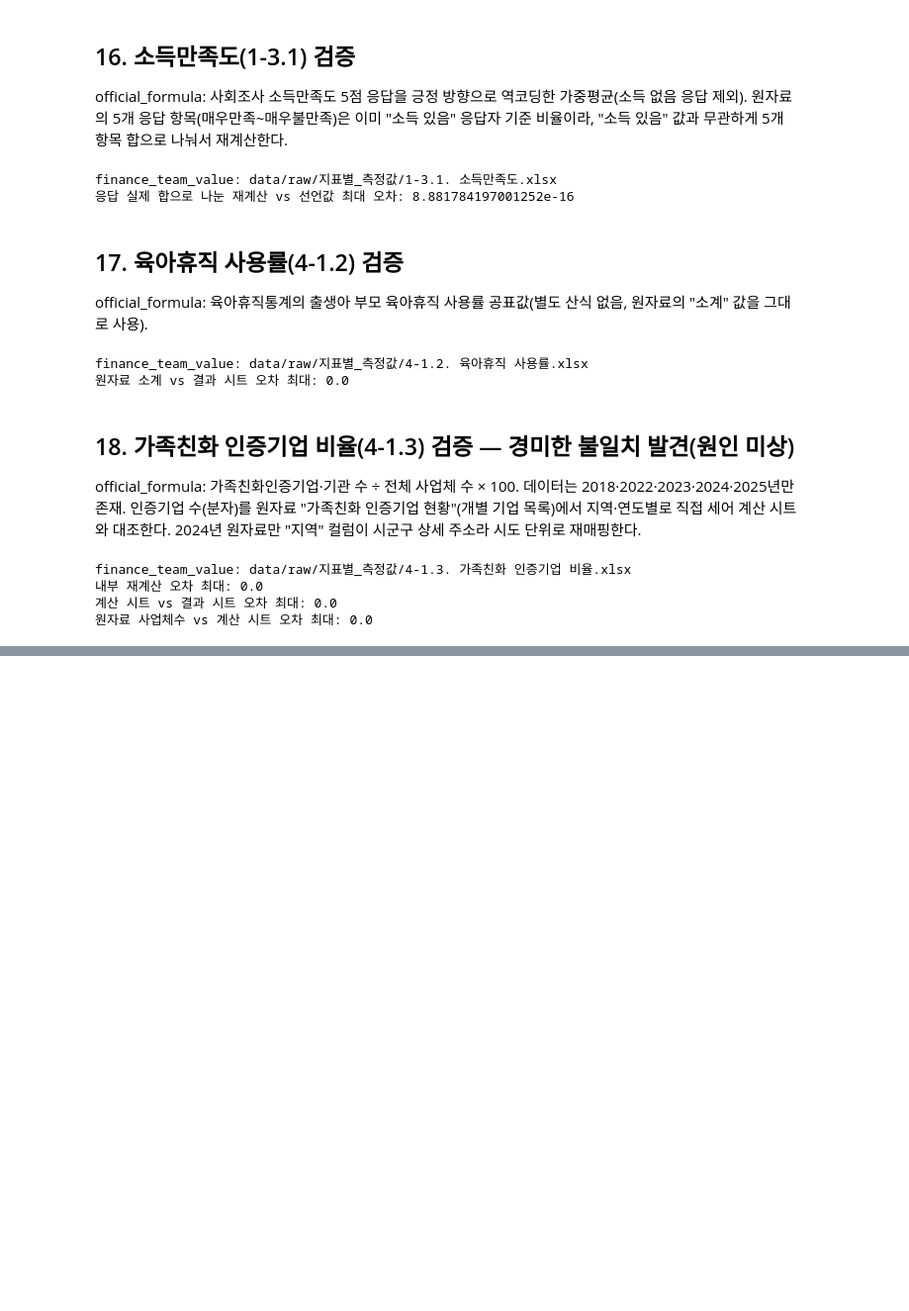
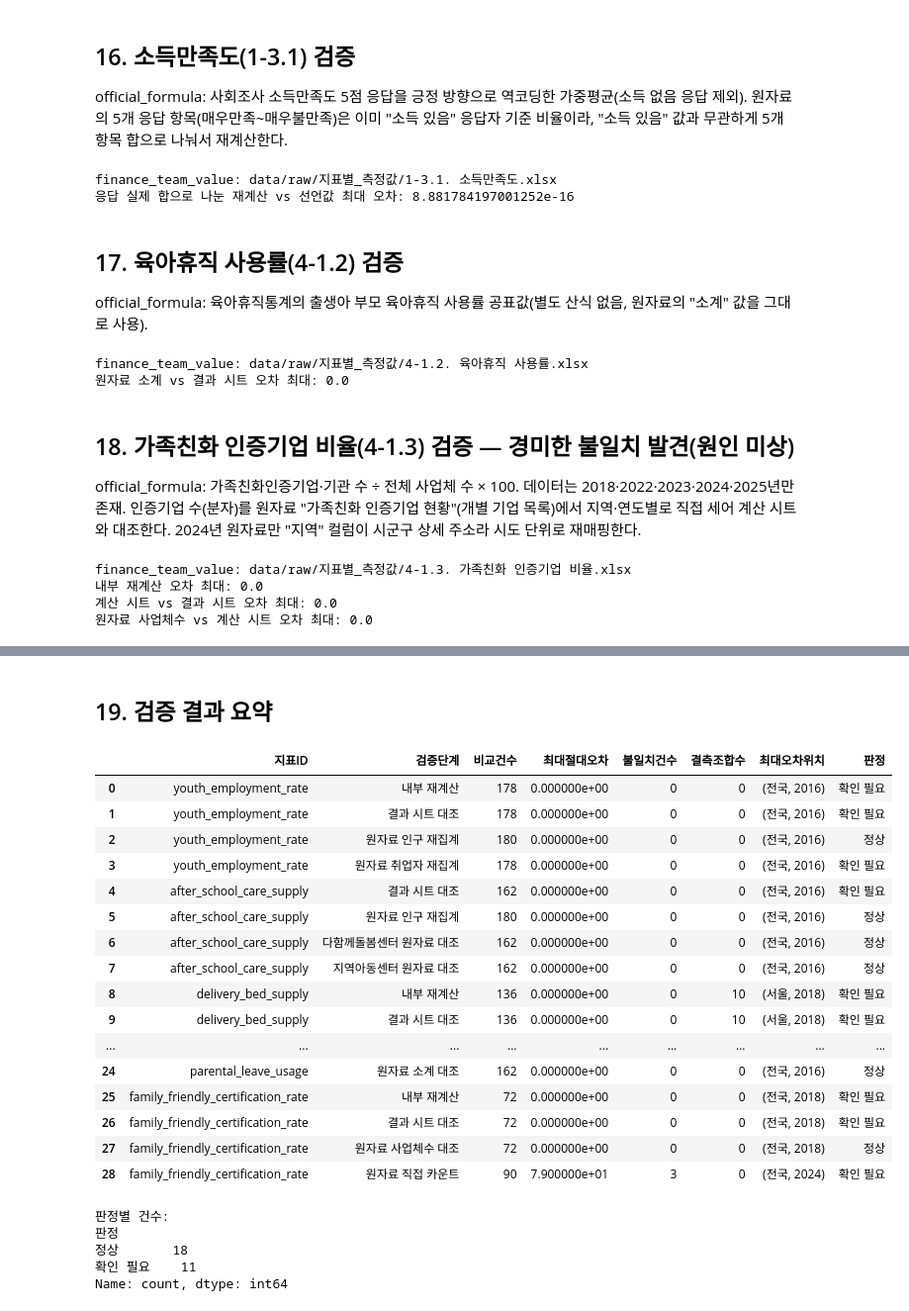
Before and after one commit to JungYeoni/yumocha, a Jupyter notebook: notebooks/20260724_EDA_구조환경지표_21개_원자료기반_전수검증.ipynb, the cells around one changed output, grey strips where cells are left out. Shown at 99% size. Saved outputs shown, nothing was run; the diff lists cells and outputs as text; code cells hidden in the pictures; blank space fills up the shorter version.

```diff
--- a/notebooks/20260724_EDA_구조환경지표_21개_원자료기반_전수검증.ipynb
+++ b/notebooks/20260724_EDA_구조환경지표_21개_원자료기반_전수검증.ipynb
@@ -55,3 +73,5 @@ print(f"region_order: {len(region_order)}개 지역 (룩업 {len(region_lookup)}
+# %%
+verification_records: list[dict[str, object]] = []
 # %%
 config_path = repo_root / "configs" / "structural_indicators_verification.yaml"
 raw_root = repo_root / "data" / "raw"
@@ -1195,8 +1533,17 @@ pl_result.columns = [c if isinstance(c, int) else str(c).strip() for c in pl_res
 pl_result["지역"] = pl_result["지역"].astype(str).str.strip()
 pl_result_wide = pl_result.set_index("지역")[years9_2024]
 
-pl_diff = (pl_sub.reindex(region_order) - pl_result_wide.reindex(region_order)).abs()
-print("원자료 소계 vs 결과 시트 오차 최대:", pl_diff.max().max())
+pl_check = compare_region_year_matrices(
+    pl_sub,
+    pl_result_wide,
+    expected_regions=region_order,
+    expected_years=years9_2024,
+    label="parental_leave_usage - 원자료 소계 대조",
+)
+verification_records.append(
+    to_verification_record(pl_check, indicator_id="parental_leave_usage", stage="원자료 소계 대조")
+)
+print("원자료 소계 vs 결과 시트 오차 최대:", pl_check.max_abs_diff)
 # %% [output]
 finance_team_value: data/raw/지표별_측정값/4-1.2. 육아휴직 사용률.xlsx
 원자료 소계 vs 결과 시트 오차 최대: 0.0
@@ -1272,10 +1652,24 @@ ff_counts = ff_cert.groupby(["연도", "지역_단축"]).size().unstack("지역_
 ff_counts["전국"] = ff_counts.sum(axis=1)
 ff_counts = ff_counts.reindex(columns=region_order)
 
-ff_diff_numer = (ff_counts.T[years5] - ff_numer.reindex(region_order)[years5]).abs()
-print("원자료 직접 카운트 vs 계산 시트 인증기업 수 오차 최대:", ff_diff_numer.max().max())
-print("\n연도별 최대 오차:")
-print(ff_diff_numer.max())
+ff_numer_check = compare_region_year_matrices(
+    ff_counts.T,
+    ff_numer,
+    expected_regions=region_order,
+    expected_years=years5,
+    label="family_friendly_certification_rate - 원자료 직접 카운트",
+)
+verification_records.append(
+    to_verification_record(
+        ff_numer_check,
+        indicator_id="family_friendly_certification_rate",
+        stage="원자료 직접 카운트",
+    )
+)
+print("원자료 직접 카운트 vs 계산 시트 인증기업 수 오차 최대:", ff_numer_check.max_abs_diff)
+print("최대 오차 위치(지역, 연도):", ff_numer_check.max_diff_location)
+print("\n불일치 상세:")
+display(ff_numer_check.detail)
 print(
     "\n2024년 대구·광주만 각각 59건·20건 차이 (다른 지역·연도는 전부 0.0) - "
     "원인 미상, 이 상세 목록 시트 자체의 누락 가능성"
@@ -1282,0 +1688,30 @@ print(
+# %% [markdown]
+## 19. 검증 결과 요약
+# %%
+verification_summary = pd.DataFrame(verification_records)
+display(verification_summary)
+print("\n판정별 건수:")
+print(verification_summary["판정"].value_counts())
+# %% [output]
+|  | 지표ID | 검증단계 | 비교건수 | 최대절대오차 | 불일치건수 | 결측조합수 | 최대오차위치 | 판정 |
+| 0 | youth_employment_rate | 내부 재계산 | 178 | 0.000000e+00 | 0 | 0 | (전국, 2016) | 확인 필요 |
+| 1 | youth_employment_rate | 결과 시트 대조 | 178 | 0.000000e+00 | 0 | 0 | (전국, 2016) | 확인 필요 |
+| 2 | youth_employment_rate | 원자료 인구 재집계 | 180 | 0.000000e+00 | 0 | 0 | (전국, 2016) | 정상 |
+| 3 | youth_employment_rate | 원자료 취업자 재집계 | 178 | 0.000000e+00 | 0 | 0 | (전국, 2016) | 확인 필요 |
+| 4 | after_school_care_supply | 결과 시트 대조 | 162 | 0.000000e+00 | 0 | 0 | (전국, 2016) | 확인 필요 |
+| 5 | after_school_care_supply | 원자료 인구 재집계 | 180 | 0.000000e+00 | 0 | 0 | (전국, 2016) | 정상 |
+| 6 | after_school_care_supply | 다함께돌봄센터 원자료 대조 | 162 | 0.000000e+00 | 0 | 0 | (전국, 2016) | 정상 |
+| 7 | after_school_care_supply | 지역아동센터 원자료 대조 | 162 | 0.000000e+00 | 0 | 0 | (전국, 2016) | 정상 |
+| 8 | delivery_bed_supply | 내부 재계산 | 136 | 0.000000e+00 | 0 | 10 | (서울, 2018) | 확인 필요 |
+| 9 | delivery_bed_supply | 결과 시트 대조 | 136 | 0.000000e+00 | 0 | 10 | (서울, 2018) | 확인 필요 |
+| ... | ... | ... | ... | ... | ... | ... | ... | ... |
+| 24 | parental_leave_usage | 원자료 소계 대조 | 162 | 0.000000e+00 | 0 | 0 | (전국, 2016) | 정상 |
+| 25 | family_friendly_certification_rate | 내부 재계산 | 72 | 0.000000e+00 | 0 | 0 | (전국, 2018) | 확인 필요 |
+| 26 | family_friendly_certification_rate | 결과 시트 대조 | 72 | 0.000000e+00 | 0 | 0 | (전국, 2018) | 확인 필요 |
+| 27 | family_friendly_certification_rate | 원자료 사업체수 대조 | 72 | 0.000000e+00 | 0 | 0 | (전국, 2018) | 정상 |
+| 28 | family_friendly_certification_rate | 원자료 직접 카운트 | 90 | 7.900000e+01 | 3 | 0 | (전국, 2024) | 확인 필요 |
+판정별 건수:
+판정
+정상       18
+확인 필요    11
+Name: count, dtype: int64
```
Also changed, not shown: parts of 21 cells of this notebook, 3 other files.
